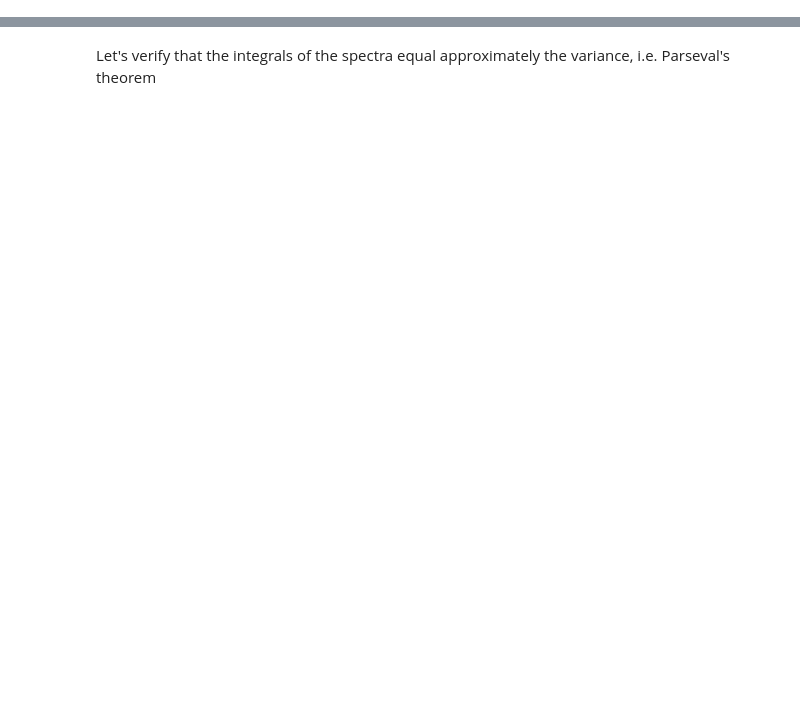
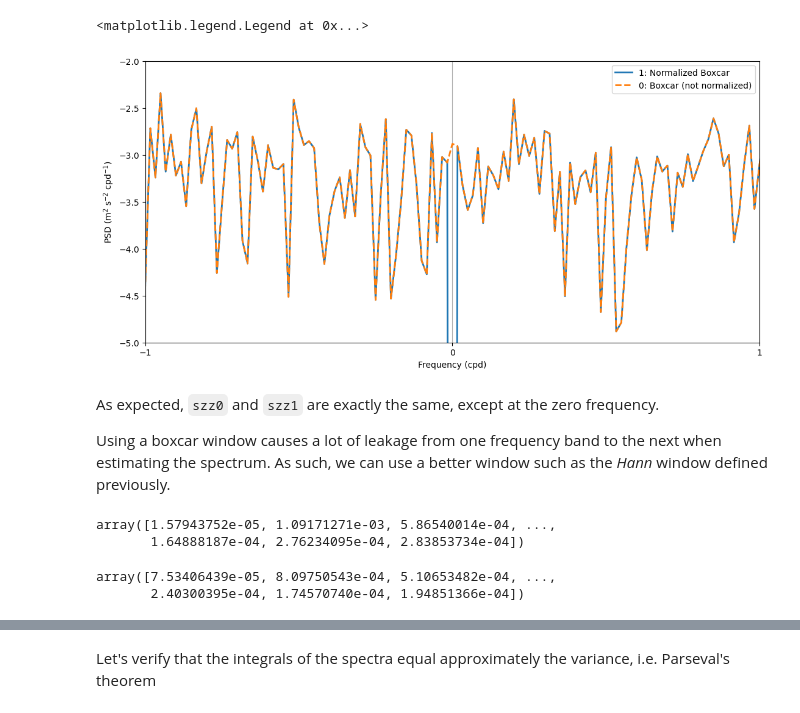
Before and after one commit to selipot/congenial-spectrum, a Jupyter notebook: index.ipynb, the cells around one changed output, grey strips where cells are left out. Saved outputs shown, nothing was run; the diff lists cells and outputs as text; code cells hidden in the pictures; blank space fills up the shorter version.

```diff
--- a/index.ipynb
+++ b/index.ipynb
@@ -132,0 +130,48 @@ szz6 = (dt/hann_fac)*(1/(N*60*60))*N**2*xrft.power_spectrum(za.z,dim=['time'],wi
+# %%
+# As we saw above, subtracting the mean does not completely remove the mean numerically,
+# so that the value of the spectrum at the zero frequency will be very very small and this will mess up
+# the automatic axis scaling. Let's see what happen if we do not remove the mean for the raw periodogram.
+#zfft0 = np.fft.fft(z-np.mean(z)) # apply FFT
+zfft0 = np.fft.fft(z) #
+zfft1 = np.fft.fft((z-np.mean(z))*wr) # apply FFT after multiplying the input sequence by the normalized window
+#zfft1 = np.fft.fft(z*wr) #
+
+szz0 = (np.abs(zfft0)**2)*dt/boxcar_fac # PSD estimate with correction because of windowing, see eq. (1) above
+szz1 = (np.abs(zfft1)**2)*dt # PSD estimate, no correction needed because the window is normalized
+# szz1 = dt*zfft.conj()*zfft # this should be equivalent to above but does not return exactly a real quantity
+
+# plotting to examine the difference, zooming on +/- 1 cpd
+fig, ax = plt.subplots(nrows=1, ncols=1,figsize=(13, 6))
+h1, = plt.plot(np.fft.fftshift(f),np.fft.fftshift(np.log10(szz1)),scaley=True,linewidth=2)
+h2, = plt.plot(np.fft.fftshift(f),np.fft.fftshift(np.log10(szz0)),scaley=True,linewidth=2,linestyle='--')
+ax.set_ylabel('PSD (m$^2$ s$^{-2}$ cpd$^{-1}$)')
+ax.set_xlabel('Frequency (cpd)')
+ax.set_xticks(np.arange(-12,13,1))
+ax.set_xlim([-1,1])
+ax.set_ylim([-5,-2])
+ax.grid(axis='x')
+plt.legend([h1,h2], ['1: Normalized Boxcar','0: Boxcar (not normalized)'])
+# %% [output]
+<matplotlib.legend.Legend at 0x...>
+[figure, added]
+# %% [markdown]
+As expected, `szz0` and `szz1` are exactly the same, except at the zero frequency.
+
+Using a boxcar window causes a lot of leakage from one frequency band to the next when estimating the spectrum. As such, we can use a better window such as the *Hann* window defined previously.
+# %%
+# Applying the Hann window, normalized
+zfft2 = np.fft.fft((z-np.mean(z))*wh) # FFT
+szz2 = (np.abs(zfft2)**2)*dt
+szz2
+# %% [output]
+array([1.57943752e-05, 1.09171271e-03, 5.86540014e-04, ...,
+       1.64888187e-04, 2.76234095e-04, 2.83853734e-04])
+# %%
+
+# Applying a Slepian window, normalized
+zfft3 = np.fft.fft((z-np.mean(z))*ws) # FFT
+szz3 = (np.abs(zfft3)**2)*dt
+szz3
+# %% [output]
+array([7.53406439e-05, 8.09750543e-04, 5.10653482e-04, ...,
+       2.40300395e-04, 1.74570740e-04, 1.94851366e-04])
```
Also changed, not shown: parts of 40 cells of this notebook.
